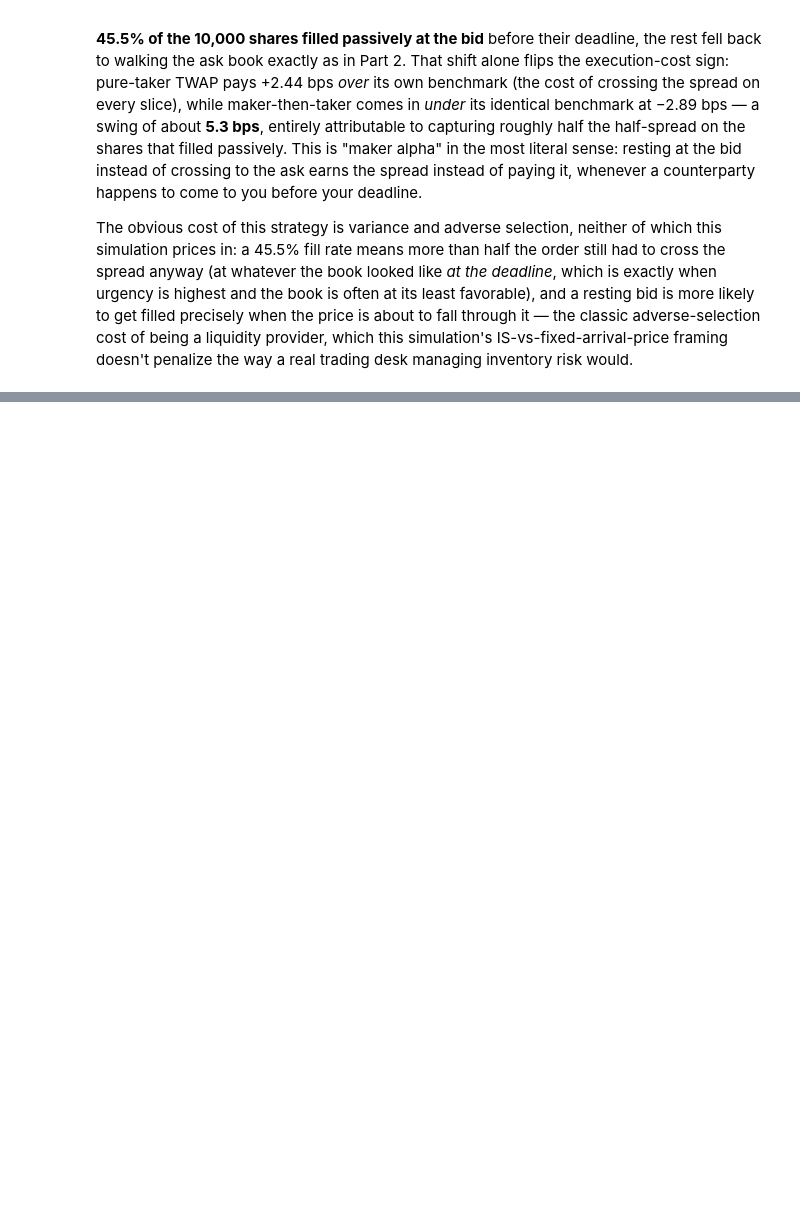
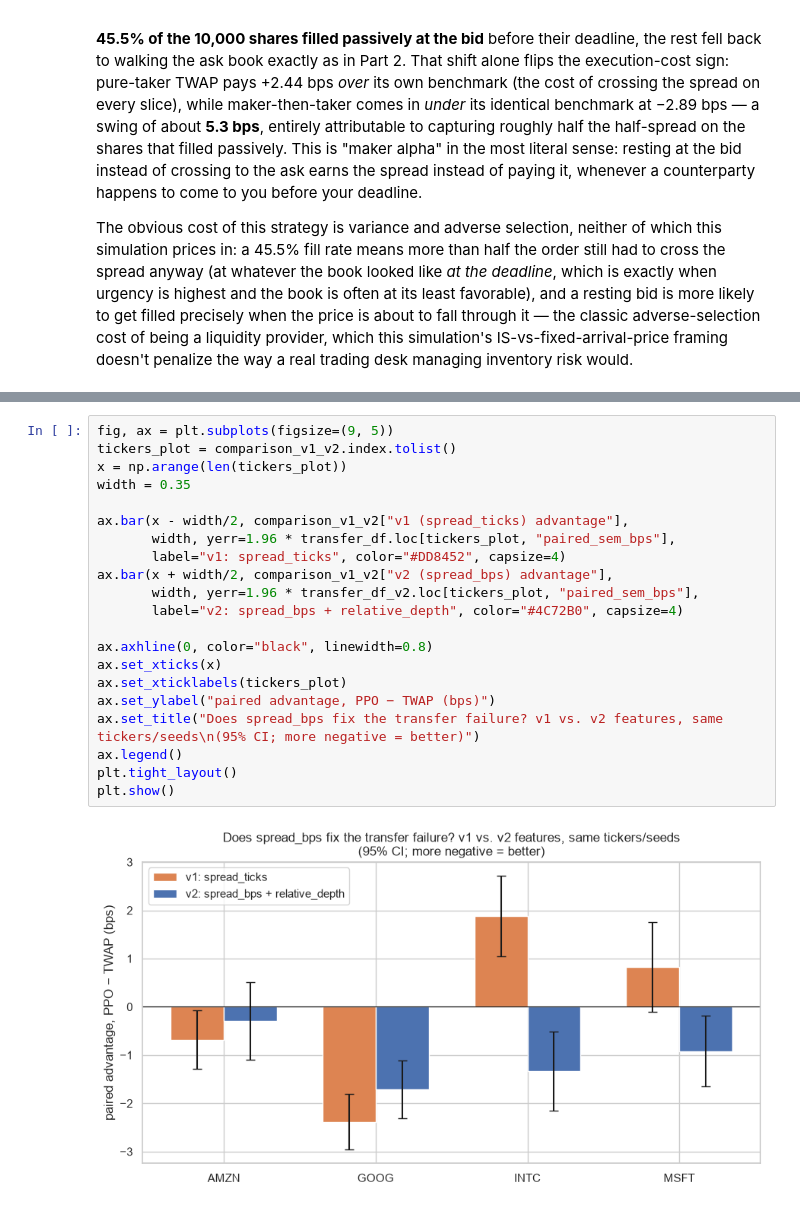
Before and after one commit to yeonjaej/LOB, a Jupyter notebook: data/LOBdata_EDA.ipynb, the cells around one changed output, grey strips where cells are left out. Saved outputs shown, nothing was run; the diff lists cells and outputs as text; blank space fills up the shorter version.

```diff
--- a/data/LOBdata_EDA.ipynb
+++ b/data/LOBdata_EDA.ipynb
@@ -1967,0 +2623,23 @@ would.
+# %%
+fig, ax = plt.subplots(figsize=(9, 5))
+tickers_plot = comparison_v1_v2.index.tolist()
+x = np.arange(len(tickers_plot))
+width = 0.35
+
+ax.bar(x - width/2, comparison_v1_v2["v1 (spread_ticks) advantage"],
+       width, yerr=1.96 * transfer_df.loc[tickers_plot, "paired_sem_bps"],
+       label="v1: spread_ticks", color="#DD8452", capsize=4)
+ax.bar(x + width/2, comparison_v1_v2["v2 (spread_bps) advantage"],
+       width, yerr=1.96 * transfer_df_v2.loc[tickers_plot, "paired_sem_bps"],
+       label="v2: spread_bps + relative_depth", color="#4C72B0", capsize=4)
+
+ax.axhline(0, color="black", linewidth=0.8)
+ax.set_xticks(x)
+ax.set_xticklabels(tickers_plot)
+ax.set_ylabel("paired advantage, PPO − TWAP (bps)")
+ax.set_title("Does spread_bps fix the transfer failure? v1 vs. v2 features, same tickers/seeds\n(95% CI; more negative = better)")
+ax.legend()
+plt.tight_layout()
+plt.show()
+# %% [output]
+[figure, added]
```
Also changed, not shown: parts of 93 cells of this notebook.
